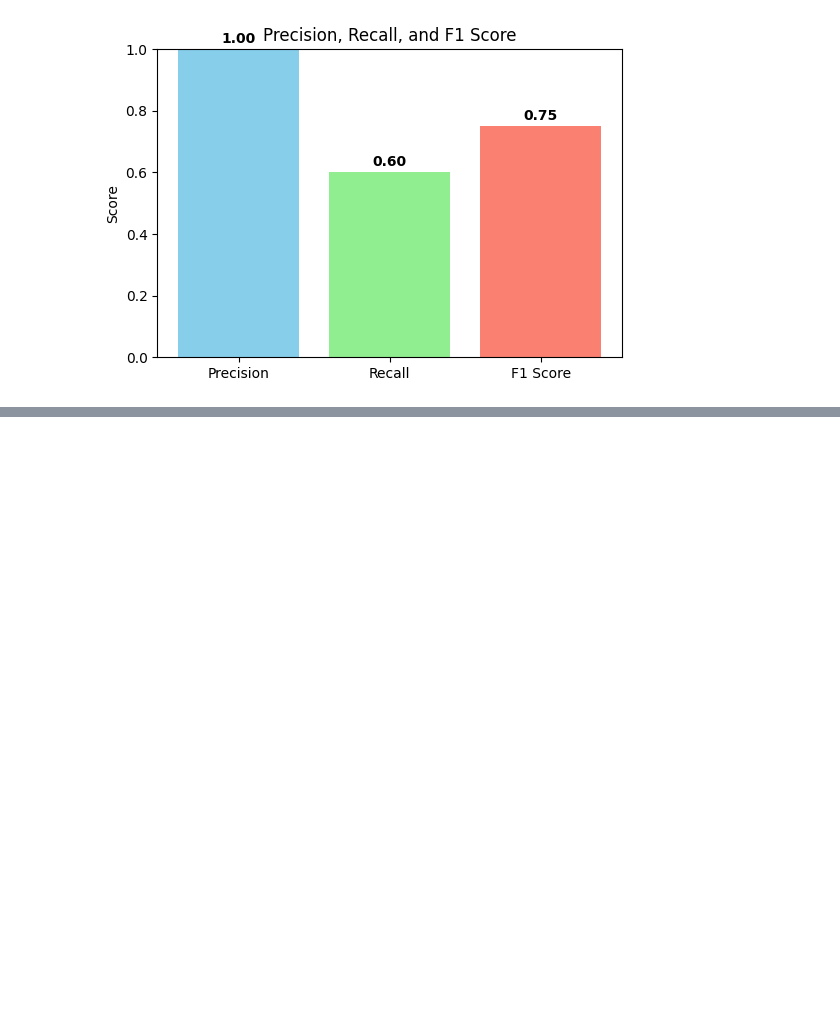
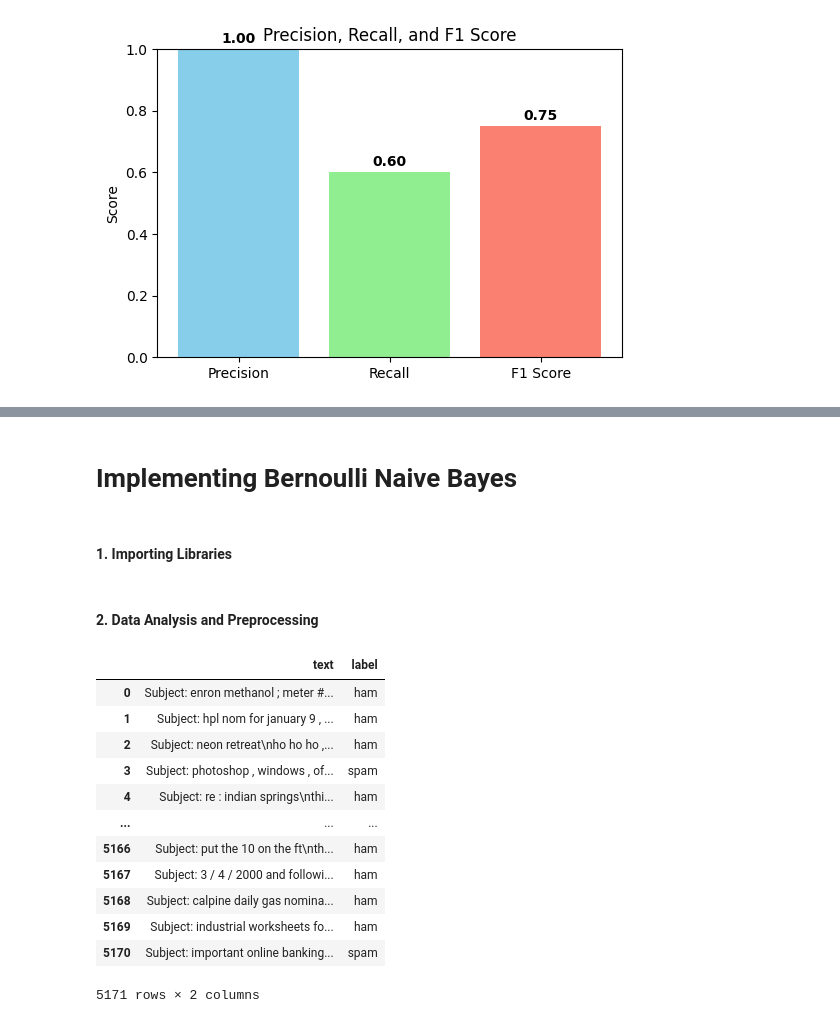
Before and after one commit to itsluckysharma01/Python-from-START, a Jupyter notebook: G06_Naive_Bayes_Classifiers.ipynb, the cells around one changed output, grey strips where cells are left out. Cells and saved outputs as stored; diff of their text form; code cells hidden in the pictures; blank space fills up the shorter version.

Commit message:
naive bayes

```diff
--- a/G06_Naive_Bayes_Classifiers.ipynb
+++ b/G06_Naive_Bayes_Classifiers.ipynb
@@ -267,0 +476,4 @@ plt.show()
+# %% [markdown]
+# Implementing Bernoulli Naive Bayes
+# %% [markdown]
+#### 1. Importing Libraries
@@ -267,0 +487,23 @@ plt.show()
+# %% [markdown]
+#### 2. Data Analysis and Preprocessing
+# %%
+dataset = "https://raw.githubusercontent.com/itsluckysharma01/Datasets/refs/heads/main/spam_ham_dataset.csv"
+
+df = pd.read_csv(dataset)
+df = df[['text', 'label']]
+
+df
+# %% [output]
+|  | text | label |
+| 0 | Subject: enron methanol ; meter #... | ham |
+| 1 | Subject: hpl nom for january 9 , ... | ham |
+| 2 | Subject: neon retreat\nho ho ho ,... | ham |
+| 3 | Subject: photoshop , windows , of... | spam |
+| 4 | Subject: re : indian springs\nthi... | ham |
+| ... | ... | ... |
+| 5166 | Subject: put the 10 on the ft\nth... | ham |
+| 5167 | Subject: 3 / 4 / 2000 and followi... | ham |
+| 5168 | Subject: calpine daily gas nomina... | ham |
+| 5169 | Subject: industrial worksheets fo... | ham |
+| 5170 | Subject: important online banking... | spam |
+5171 rows × 2 columns
```
Also changed, not shown: parts of 31 cells of this notebook.
